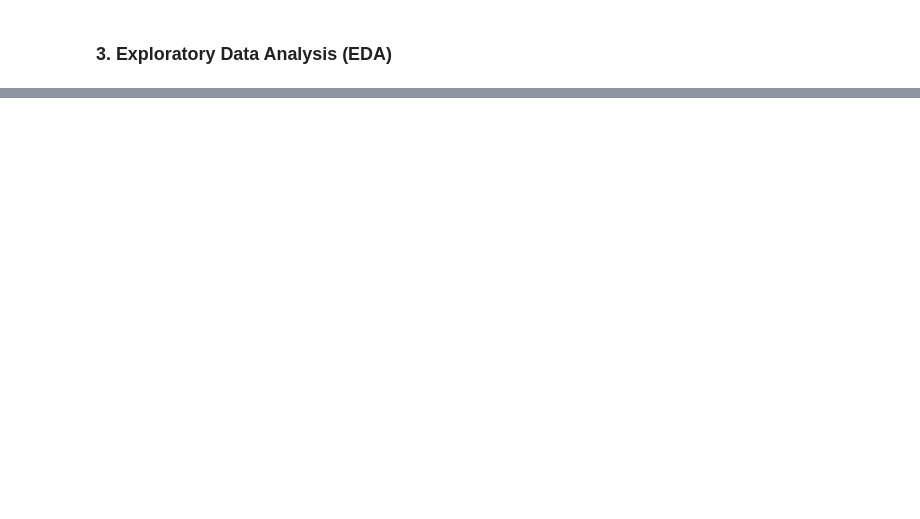
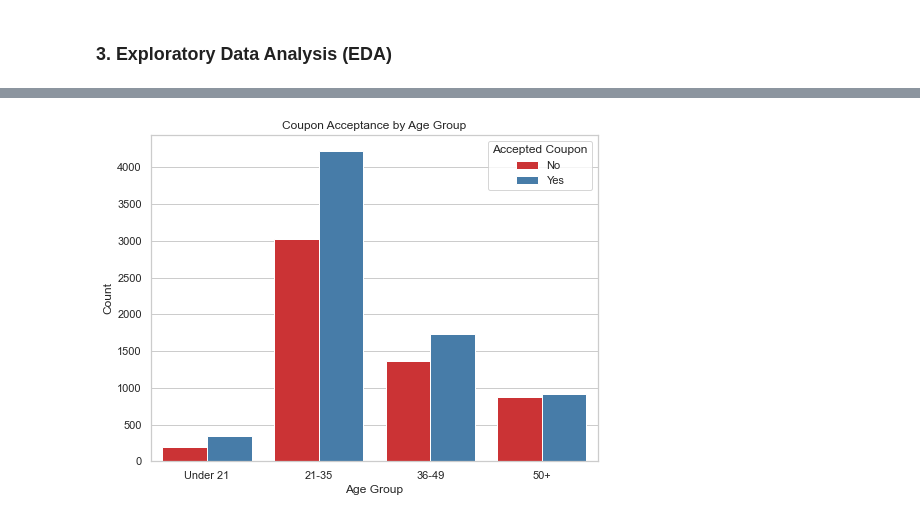
Before and after one commit to yuting-chu/Data_science_project, a Jupyter notebook: Data Science I Coupon Acceptance Behavioral and Contextual Influences.ipynb, the cells around one changed output, grey strips where cells are left out. Drawn from its saved outputs; the diff is of its cells as text; code cells hidden in the pictures; blank space fills up the shorter version.

```diff
--- a/Data Science I Coupon Acceptance Behavioral and Contextual Influences.ipynb
+++ b/Data Science I Coupon Acceptance Behavioral and Contextual Influences.ipynb
@@ -145,0 +167,30 @@ plt.show()
+# %%
+#Feature extraction/engineering
+
+#Age
+def age_group(age):
+    if age in ['below21']:
+        return 'Under 21'
+    elif age in ['21', '26', '31']:
+        return '21-35'
+    elif age in ['36', '41','46']:
+        return '36-49'
+    elif age == '50plus':
+        return '50+'
+    else:
+        return 'Other'
+
+df['age_group'] = df['age'].apply(age_group)
+age_order = ['Under 21', '21-35', '36-49', '50+']
+
+df['age_group'] = pd.Categorical(df['age_group'], categories=age_order, ordered=True)
+
+plt.figure(figsize=(8,6))
+sns.countplot(x='age_group',hue='Y', data=df, palette='Set1', order=age_order)
+plt.title('Coupon Acceptance by Age Group')
+plt.xlabel('Age Group')
+plt.ylabel('Count')
+plt.legend(title='Accepted Coupon', labels=['No', 'Yes'])
+plt.show()
+# %% [output]
+[figure, added]
```
Also changed, not shown: parts of 28 cells of this notebook.
